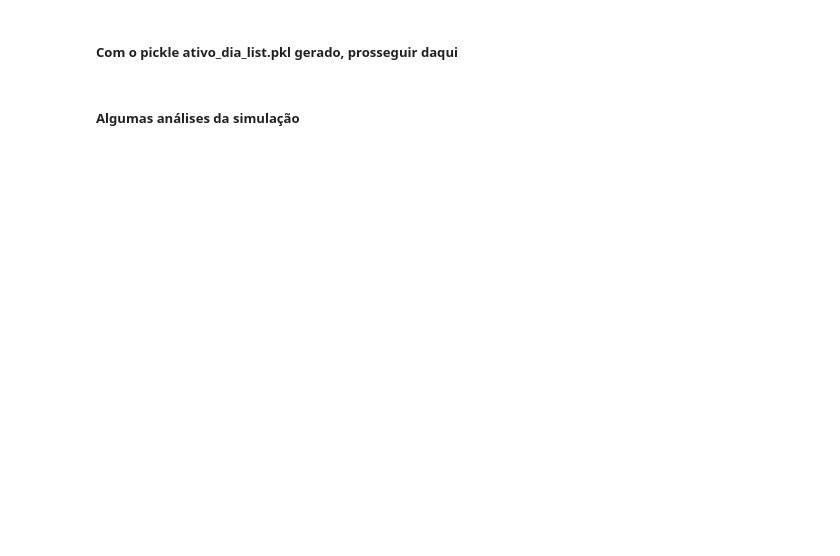
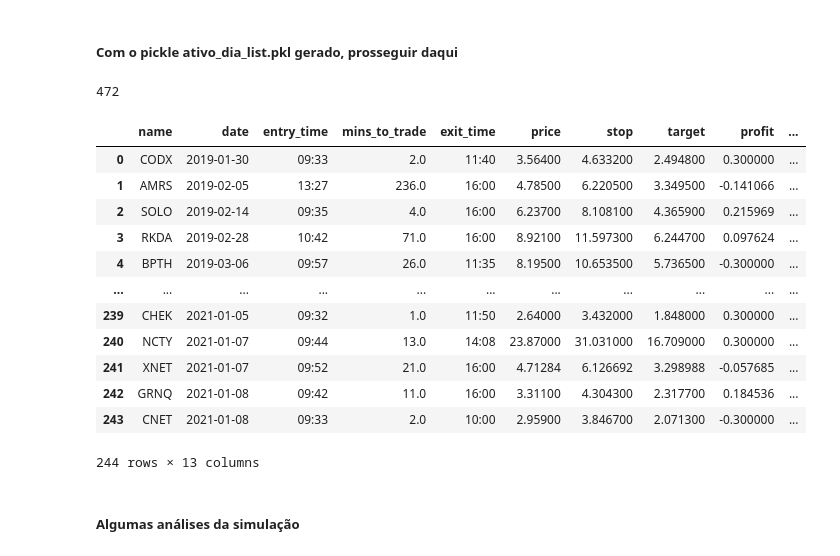
Before and after one commit to gustcomer/pynnystock_analyser, a Jupyter notebook: notebooks/simpler_case.ipynb, the cells around one changed output. Drawn from its saved outputs; the diff is of its cells as text; code cells hidden in the pictures; blank space fills up the shorter version.

```diff
--- a/notebooks/simpler_case.ipynb
+++ b/notebooks/simpler_case.ipynb
@@ -99,3 +107,7 @@ sim.runSimulation()
+# %%
+len(sim.trades)
+# %% [output]
+472
 # %%
 dfd = sg.filtereddf # DataFrame of filtered ativo-dias
 dft = sg.tradesdf # DataFrame of trades
@@ -105,3 +115,19 @@ dfd
+# %%
+dft
+# %% [output]
+|  | name | date | entry_time | mins_to_trade | exit_time | price | stop | target | profit | ... |
+| 0 | CODX | 2019-01-30 | 09:33 | 2.0 | 11:40 | 3.56400 | 4.633200 | 2.494800 | 0.300000 | ... |
+| 1 | AMRS | 2019-02-05 | 13:27 | 236.0 | 16:00 | 4.78500 | 6.220500 | 3.349500 | -0.141066 | ... |
+| 2 | SOLO | 2019-02-14 | 09:35 | 4.0 | 16:00 | 6.23700 | 8.108100 | 4.365900 | 0.215969 | ... |
+| 3 | RKDA | 2019-02-28 | 10:42 | 71.0 | 16:00 | 8.92100 | 11.597300 | 6.244700 | 0.097624 | ... |
+| 4 | BPTH | 2019-03-06 | 09:57 | 26.0 | 11:35 | 8.19500 | 10.653500 | 5.736500 | -0.300000 | ... |
+| ... | ... | ... | ... | ... | ... | ... | ... | ... | ... | ... |
+| 239 | CHEK | 2021-01-05 | 09:32 | 1.0 | 11:50 | 2.64000 | 3.432000 | 1.848000 | 0.300000 | ... |
+| 240 | NCTY | 2021-01-07 | 09:44 | 13.0 | 14:08 | 23.87000 | 31.031000 | 16.709000 | 0.300000 | ... |
+| 241 | XNET | 2021-01-07 | 09:52 | 21.0 | 16:00 | 4.71284 | 6.126692 | 3.298988 | -0.057685 | ... |
+| 242 | GRNQ | 2021-01-08 | 09:42 | 11.0 | 16:00 | 3.31100 | 4.304300 | 2.317700 | 0.184536 | ... |
+| 243 | CNET | 2021-01-08 | 09:33 | 2.0 | 10:00 | 2.95900 | 3.846700 | 2.071300 | -0.300000 | ... |
+244 rows × 13 columns
 # %% [markdown]
 ##### Algumas análises da simulação
 # %%
```
Also changed, not shown: parts of 24 cells of this notebook, 8 other files.
